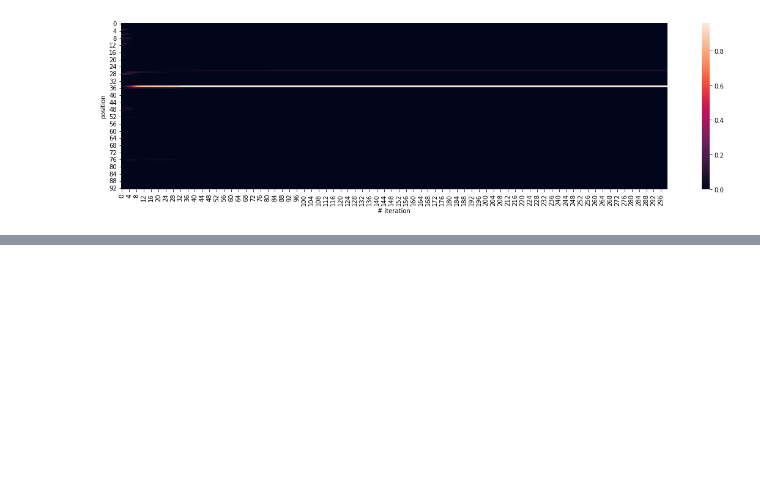
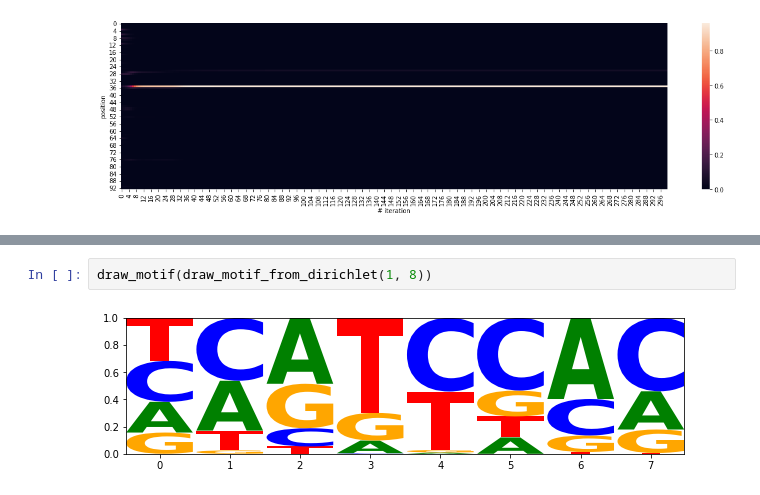
Before and after one commit to regevs/practical, a Jupyter notebook: EM.ipynb, the cells around one changed output, grey strips where cells are left out. Drawn from its saved outputs; the diff is of its cells as text; blank space fills up the shorter version.

```diff
--- a/EM.ipynb
+++ b/EM.ipynb
@@ -253,0 +297,4 @@ ax.set_ylabel("position");
+# %%
+draw_motif(draw_motif_from_dirichlet(1, 8))
+# %% [output]
+[figure, added]
```
Also changed, not shown: parts of 13 cells of this notebook.
